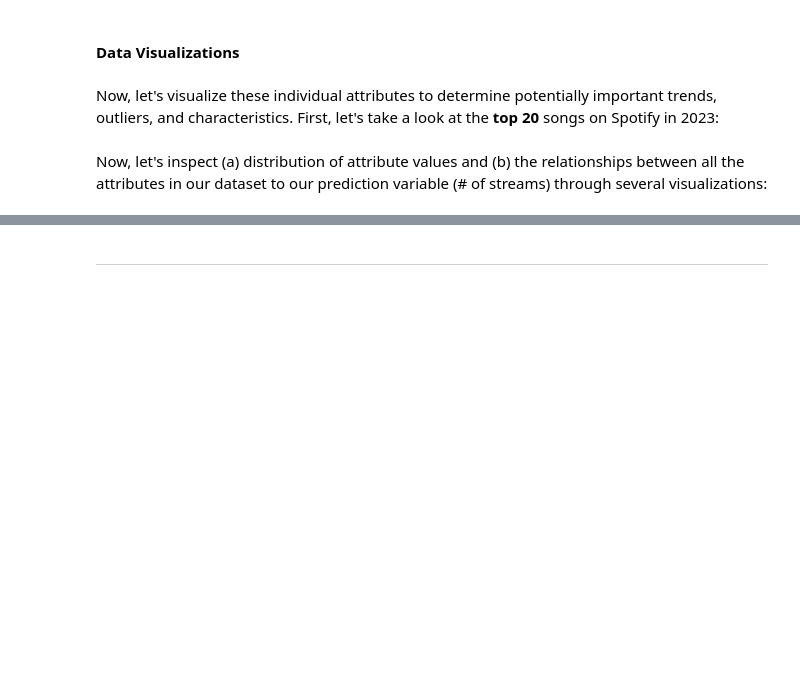
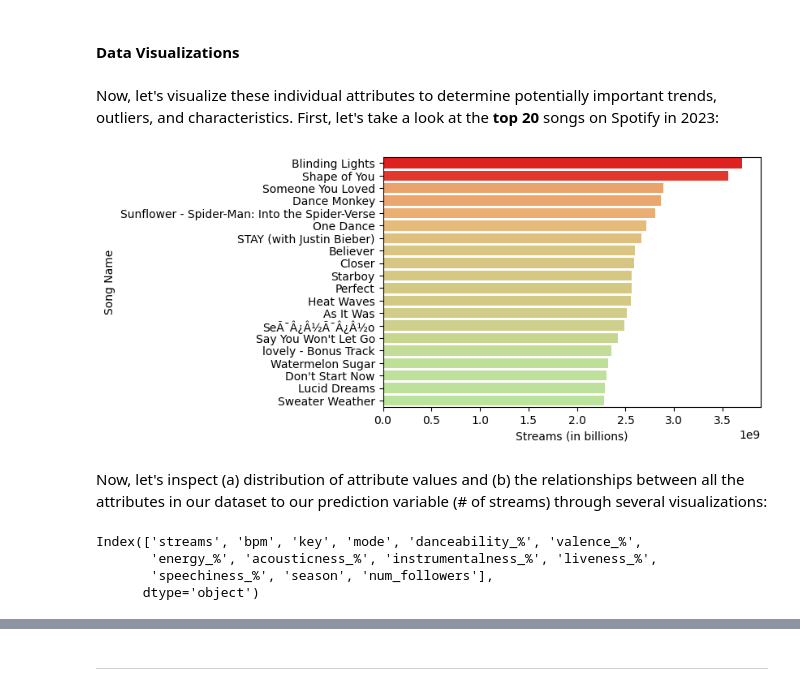
Before and after one commit to adithyabhonsley/ml-final-project, a Jupyter notebook: model.ipynb, the cells around one changed output, grey strips where cells are left out. Cells and saved outputs as stored; diff of their text form; code cells hidden in the pictures; blank space fills up the shorter version.

Commit message:
Fix Data Visualiztion Errors

```diff
--- a/model.ipynb
+++ b/model.ipynb
@@ -281,6 +281,9 @@ data = pd.read_csv('data_with_followers.csv', encoding='latin-1')
 data.head()
 data.isna().sum()
 
+# Preserve copy of original
+original = data.copy()
+
 columns_to_drop = ['track_name', 'artist(s)_name', 'in_apple_playlists', 'in_apple_charts', 'in_deezer_playlists', 'in_deezer_charts', 'in_shazam_charts', 'in_spotify_playlists', 'artist_count', 'in_spotify_charts']
 data = data.drop(columns=columns_to_drop)
 data.isna().sum()
@@ -389,19 +397,28 @@ data.describe()
 Now, let's visualize these individual attributes to determine potentially important trends, outliers, and characteristics. First, let's take a look at the **top 20** songs on Spotify in 2023:
 # %%
 # Sort and fetch top 10 songs
-data_sorted = data.sort_values(by='streams', ascending=False)
+data_sorted = original.sort_values(by='streams', ascending=False)
 top_20 = data_sorted.head(20)
 
 norm = plt.Normalize(data['streams'].min(), data['streams'].max())
 colors = plt.cm.rainbow(norm(top_20['streams']))
 
 # Display results in bar chart
 plt.subplots(1,1, figsize=(6,4))
 sns.barplot(data=top_20, x='streams', y='track_name', palette=list(colors), hue='track_name')
 plt.xlabel('Streams (in billions)')
 plt.ylabel('Song Name')
 
 plt.show()
+# %% [output]
+[figure, added]
 # %% [markdown]
 Now, let's inspect (a) distribution of attribute values and (b) the relationships between all the attributes in our dataset to our prediction variable (# of streams) through several visualizations:
+# %%
+data.keys()
+# %% [output]
+Index(['streams', 'bpm', 'key', 'mode', 'danceability_%', 'valence_%',
+       'energy_%', 'acousticness_%', 'instrumentalness_%', 'liveness_%',
+       'speechiness_%', 'season', 'num_followers'],
+      dtype='object')
 # %%
```
Also changed, not shown: parts of 8 cells of this notebook.
